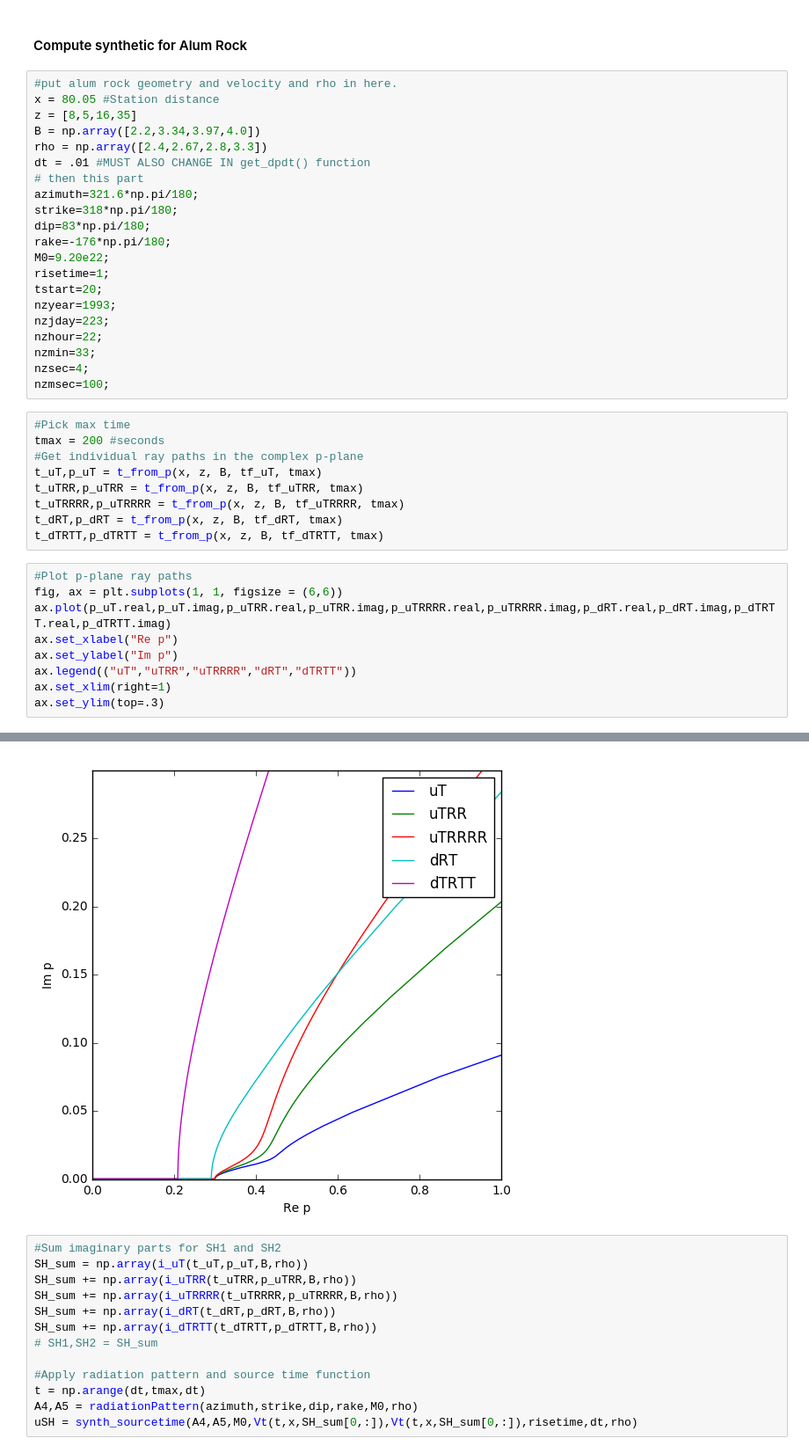
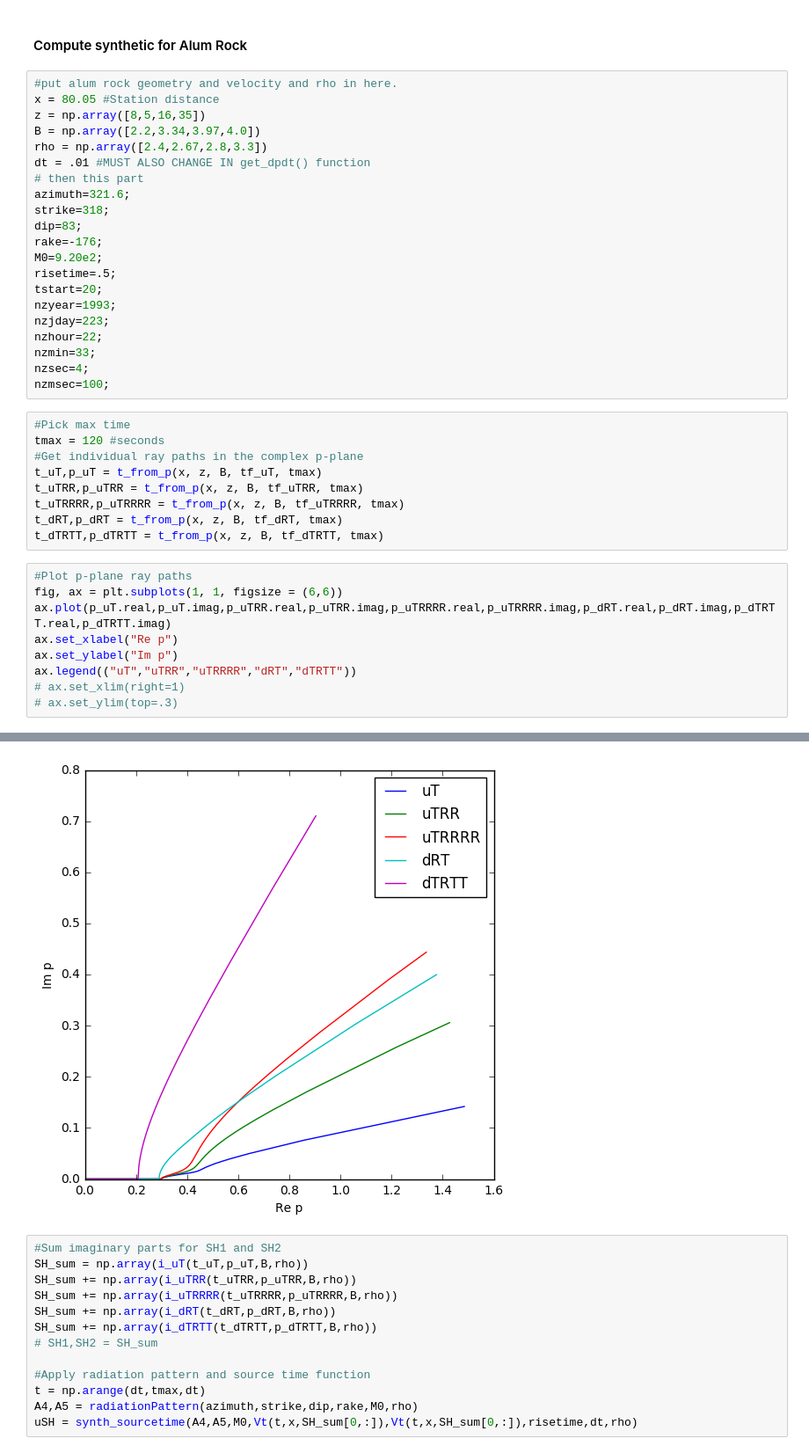
Before and after one commit to njlindsey/EPS298, a Jupyter notebook: Alum_Synth.ipynb, the cells around one changed output, grey strips where cells are left out. Shown at 88% size. Cells and saved outputs as stored; diff of their text form.

```diff
--- a/Alum_Synth.ipynb
+++ b/Alum_Synth.ipynb
@@ -176,17 +202,17 @@ def synth_sourcetime(A4,A5,M0,Vt_SH1,Vt_SH2,risetime,dt,rh):
 # %%
 #put alum rock geometry and velocity and rho in here.
 x = 80.05 #Station distance
-z = [8,5,16,35]
+z = np.array([8,5,16,35])
 B = np.array([2.2,3.34,3.97,4.0])
 rho = np.array([2.4,2.67,2.8,3.3])
 dt = .01 #MUST ALSO CHANGE IN get_dpdt() function
 # then this part
-azimuth=321.6*np.pi/180;
-strike=318*np.pi/180;
-dip=83*np.pi/180;
-rake=-176*np.pi/180;
-M0=9.20e22;
-risetime=1;
+azimuth=321.6;
+strike=318;
+dip=83;
+rake=-176;
+M0=9.20e2;
+risetime=.5;
 tstart=20;
 nzyear=1993;
 nzjday=223;
@@ -196,7 +222,7 @@ nzsec=4;
 nzmsec=100;
 # %%
 #Pick max time
-tmax = 200 #seconds
+tmax = 120 #seconds
 #Get individual ray paths in the complex p-plane
 t_uT,p_uT = t_from_p(x, z, B, tf_uT, tmax)
 t_uTRR,p_uTRR = t_from_p(x, z, B, tf_uTRR, tmax)
@@ -210,6 +236,6 @@ ax.plot(p_uT.real,p_uT.imag,p_uTRR.real,p_uTRR.imag,p_uTRRRR.real,p_uTRRRR.imag,
 ax.set_xlabel("Re p")
 ax.set_ylabel("Im p")
 ax.legend(("uT","uTRR","uTRRRR","dRT","dTRTT"))
-ax.set_xlim(right=1)
-ax.set_ylim(top=.3)
+# ax.set_xlim(right=1)
+# ax.set_ylim(top=.3)
 # %% [output]
@@ -217,4 +243,4 @@ ax.set_ylim(top=.3)
-[figure, old version]
+[figure, new version]
 # %%
 #Sum imaginary parts for SH1 and SH2
 SH_sum = np.array(i_uT(t_uT,p_uT,B,rho))
```
Also changed, not shown: parts of 7 cells of this notebook.
